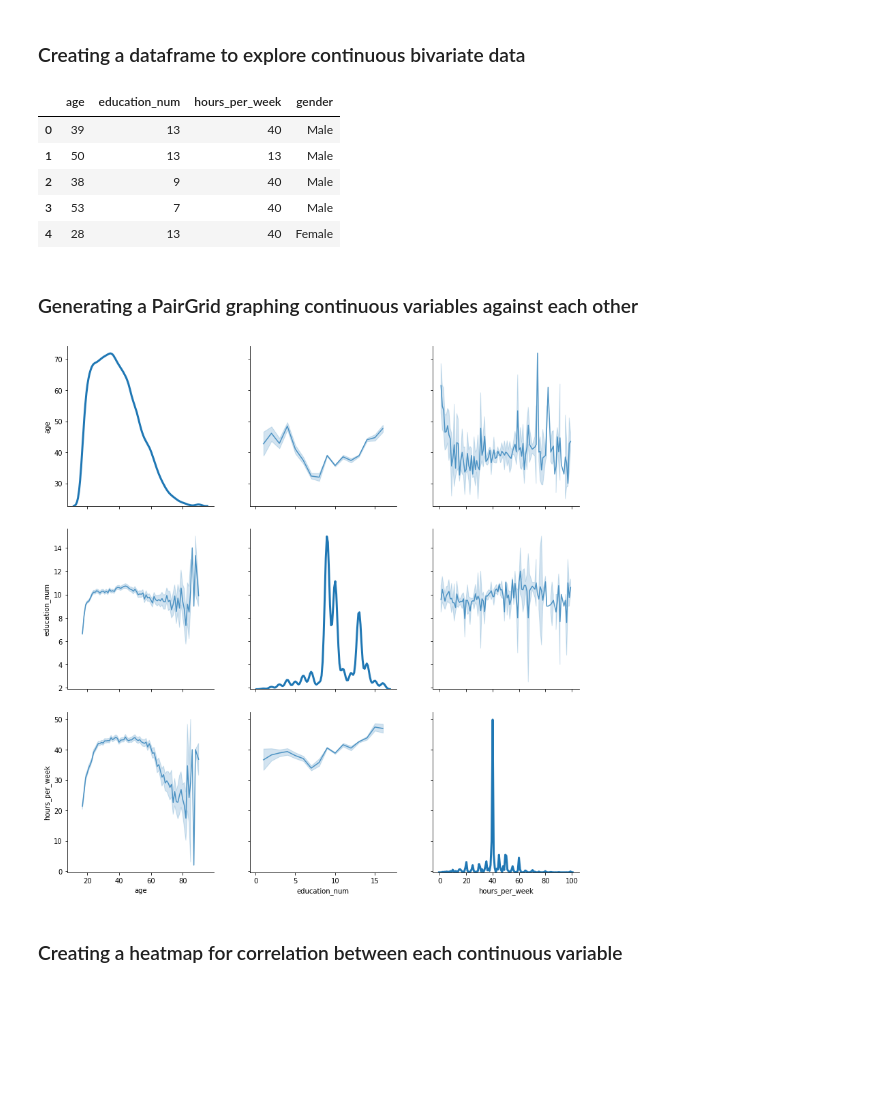
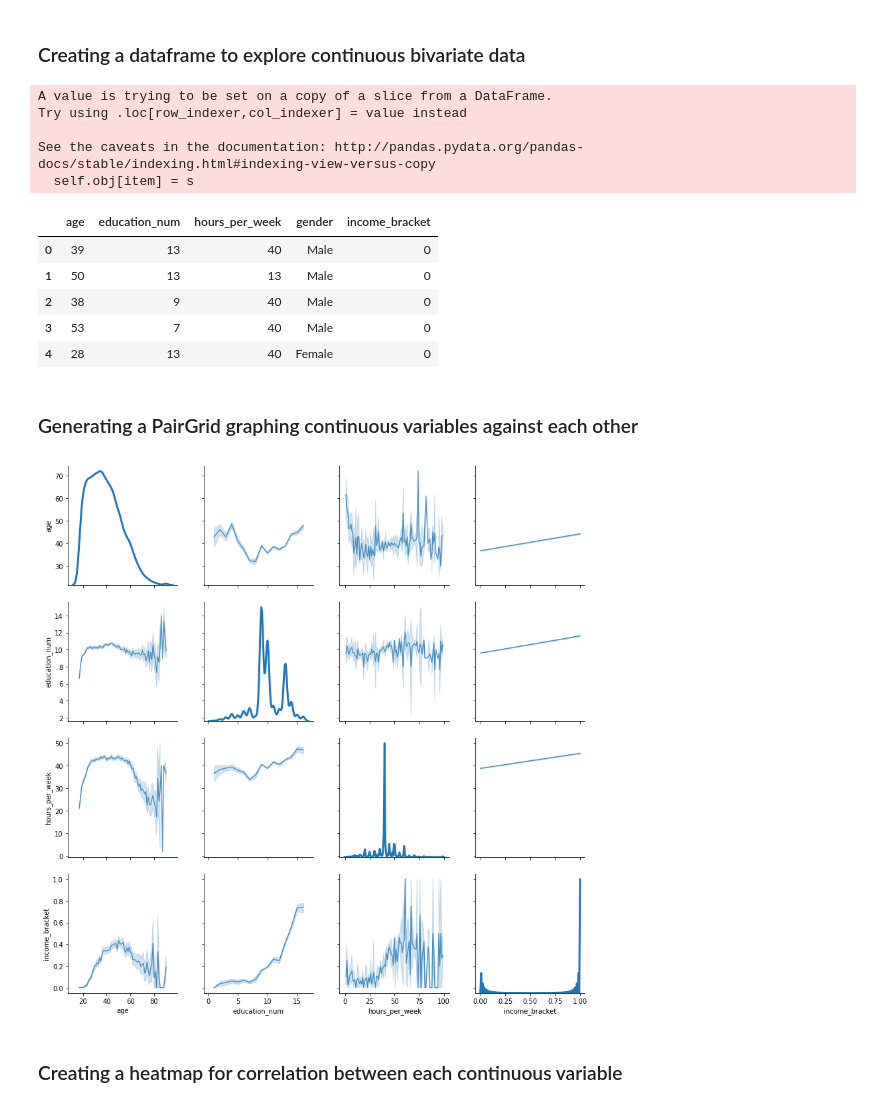
Before and after one commit to Vonganization/thinkful, a Jupyter notebook: DSB_U2L1_Challenge_dataset_modeling.ipynb, the cells around one changed output. Drawn from its saved outputs; the diff is of its cells as text; code cells hidden in the pictures; blank space fills up the shorter version.

```diff
--- a/DSB_U2L1_Challenge_dataset_modeling.ipynb
+++ b/DSB_U2L1_Challenge_dataset_modeling.ipynb
@@ -158,15 +163,22 @@ plt.show()
 # %% [markdown]
 ### Creating a dataframe to explore continuous bivariate data
 # %%
-df_bivariate_con = df[['age','education_num','hours_per_week', 'gender']]
+df_bivariate_con = df[['age','education_num','hours_per_week', 'gender','income_bracket']]
+df_bivariate_con.loc[df_bivariate_con['income_bracket'] == " <=50K", 'income_bracket'] = 0
+df_bivariate_con.loc[df_bivariate_con['income_bracket'] == " >50K", 'income_bracket'] = 1
 df_bivariate_con.head()
 # %% [output]
+A value is trying to be set on a copy of a slice from a DataFrame.
+Try using .loc[row_indexer,col_indexer] = value instead
+
+See the caveats in the documentation: http://pandas.pydata.org/pandas-docs/stable/indexing.html#indexing-view-versus-copy
+  self.obj[item] = s
-|  | age | education_num | hours_per_week | gender |
-| 0 | 39 | 13 | 40 | Male |
-| 1 | 50 | 13 | 13 | Male |
-| 2 | 38 | 9 | 40 | Male |
-| 3 | 53 | 7 | 40 | Male |
-| 4 | 28 | 13 | 40 | Female |
+|  | age | education_num | hours_per_week | gender | income_bracket |
+| 0 | 39 | 13 | 40 | Male | 0 |
+| 1 | 50 | 13 | 13 | Male | 0 |
+| 2 | 38 | 9 | 40 | Male | 0 |
+| 3 | 53 | 7 | 40 | Male | 0 |
+| 4 | 28 | 13 | 40 | Female | 0 |
 # %% [markdown]
 ### Generating a PairGrid graphing continuous variables against each other
 # %%
@@ -177,7 +189,7 @@ g.map_diag(sns.kdeplot, lw=3)
 g.fig.set_size_inches(12,12)
 plt.show()
 # %% [output]
-[figure, old version]
+[figure, new version]
 # %% [markdown]
 ### Creating a heatmap for correlation between each continuous variable
 # %%
```
Also changed, not shown: parts of 4 cells of this notebook.
